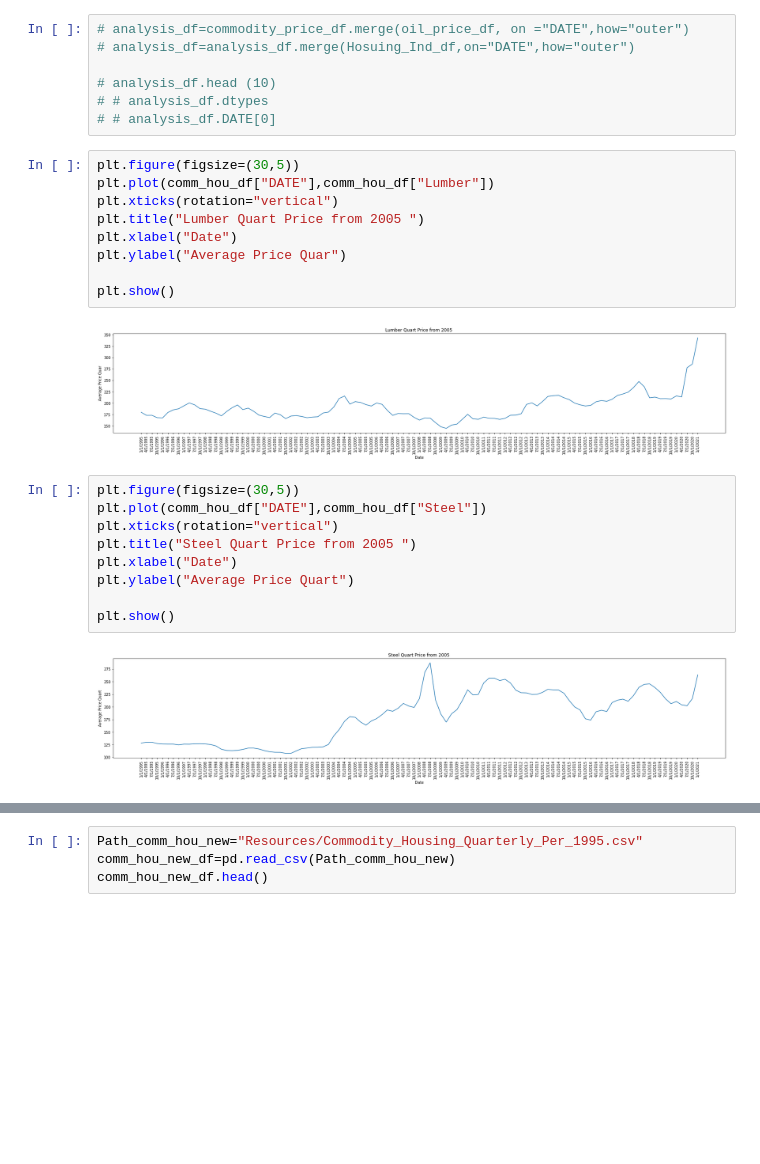
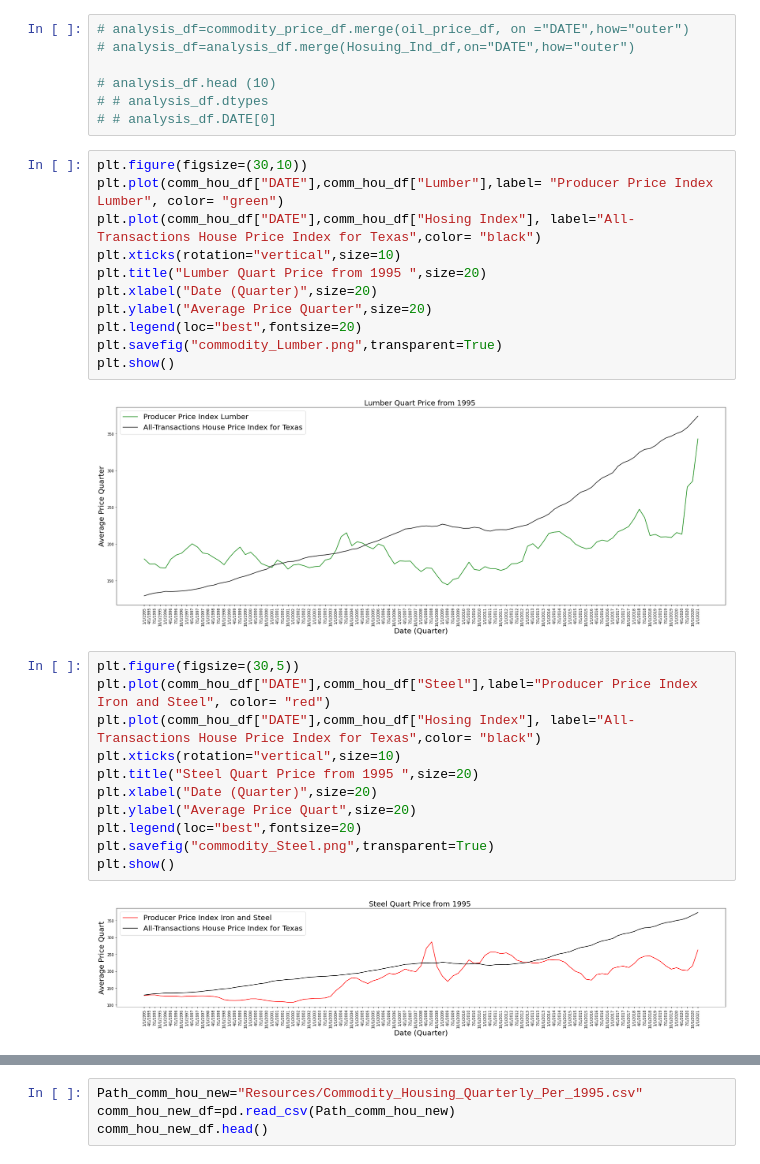
Before and after one commit to Fescamil1/Project_1_Housing_Market_Analysis, a Jupyter notebook: CommodityAnalysis.ipynb, the cells around one changed output, grey strips where cells are left out. Cells and saved outputs as stored; diff of their text form; blank space fills up the shorter version.

Commit message:
commodity_analysis_rev2_ali

```diff
--- a/CommodityAnalysis.ipynb
+++ b/CommodityAnalysis.ipynb
@@ -22,26 +22,30 @@ comm_hou_df.head()
 # # analysis_df.dtypes
 # # analysis_df.DATE[0]
 # %%
-plt.figure(figsize=(30,5))
-plt.plot(comm_hou_df["DATE"],comm_hou_df["Lumber"])
-plt.xticks(rotation="vertical")
-plt.title("Lumber Quart Price from 2005 ")
-plt.xlabel("Date")
-plt.ylabel("Average Price Quar")
-
+plt.figure(figsize=(30,10))
+plt.plot(comm_hou_df["DATE"],comm_hou_df["Lumber"],label= "Producer Price Index Lumber", color= "green")
+plt.plot(comm_hou_df["DATE"],comm_hou_df["Hosing Index"], label="All-Transactions House Price Index for Texas",color= "black")
+plt.xticks(rotation="vertical",size=10)
+plt.title("Lumber Quart Price from 1995 ",size=20)
+plt.xlabel("Date (Quarter)",size=20)
+plt.ylabel("Average Price Quarter",size=20)
+plt.legend(loc="best",fontsize=20)
+plt.savefig("commodity_Lumber.png",transparent=True)
 plt.show()
 # %% [output]
-[figure, old version]
+[figure, new version]
 # %%
 plt.figure(figsize=(30,5))
-plt.plot(comm_hou_df["DATE"],comm_hou_df["Steel"])
-plt.xticks(rotation="vertical")
-plt.title("Steel Quart Price from 2005 ")
-plt.xlabel("Date")
-plt.ylabel("Average Price Quart")
-
+plt.plot(comm_hou_df["DATE"],comm_hou_df["Steel"],label="Producer Price Index Iron and Steel", color= "red")
+plt.plot(comm_hou_df["DATE"],comm_hou_df["Hosing Index"], label="All-Transactions House Price Index for Texas",color= "black")
+plt.xticks(rotation="vertical",size=10)
+plt.title("Steel Quart Price from 1995 ",size=20)
+plt.xlabel("Date (Quarter)",size=20)
+plt.ylabel("Average Price Quart",size=20)
+plt.legend(loc="best",fontsize=20)
+plt.savefig("commodity_Steel.png",transparent=True)
 plt.show()
 # %% [output]
-[figure, old version]
+[figure, new version]
 # %%
 plt.figure(figsize=(30,5))
```
Also changed, not shown: parts of 4 cells of this notebook, 6 other files.
